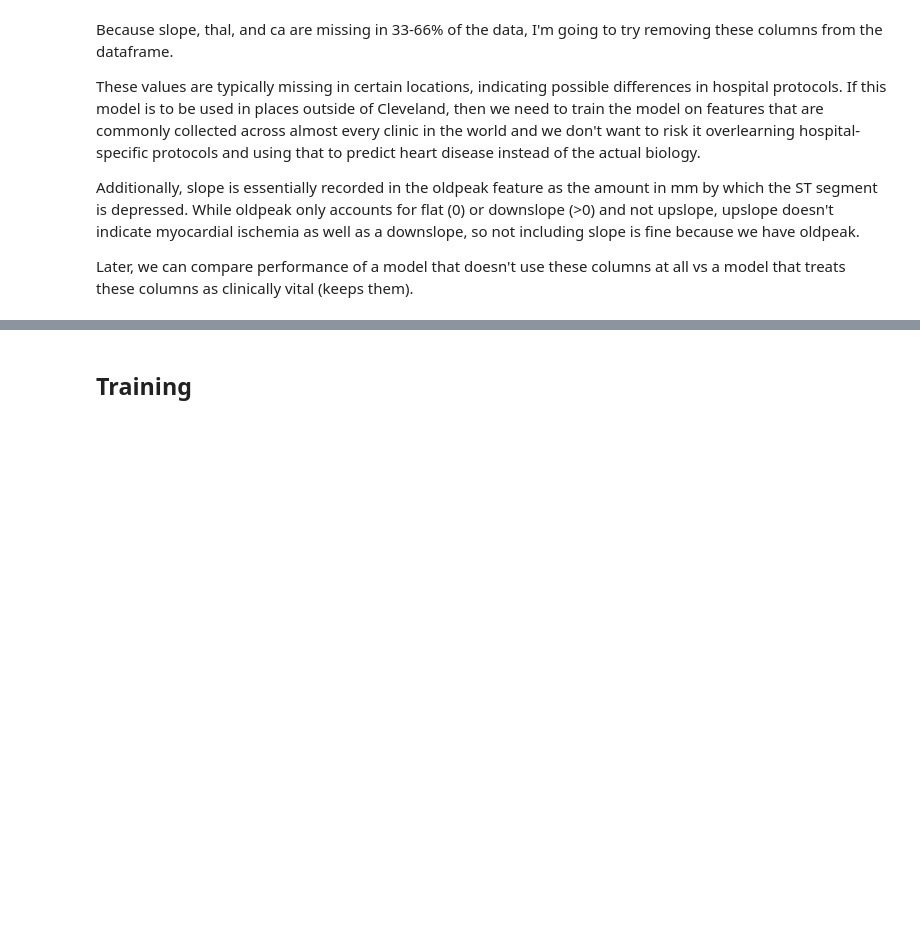
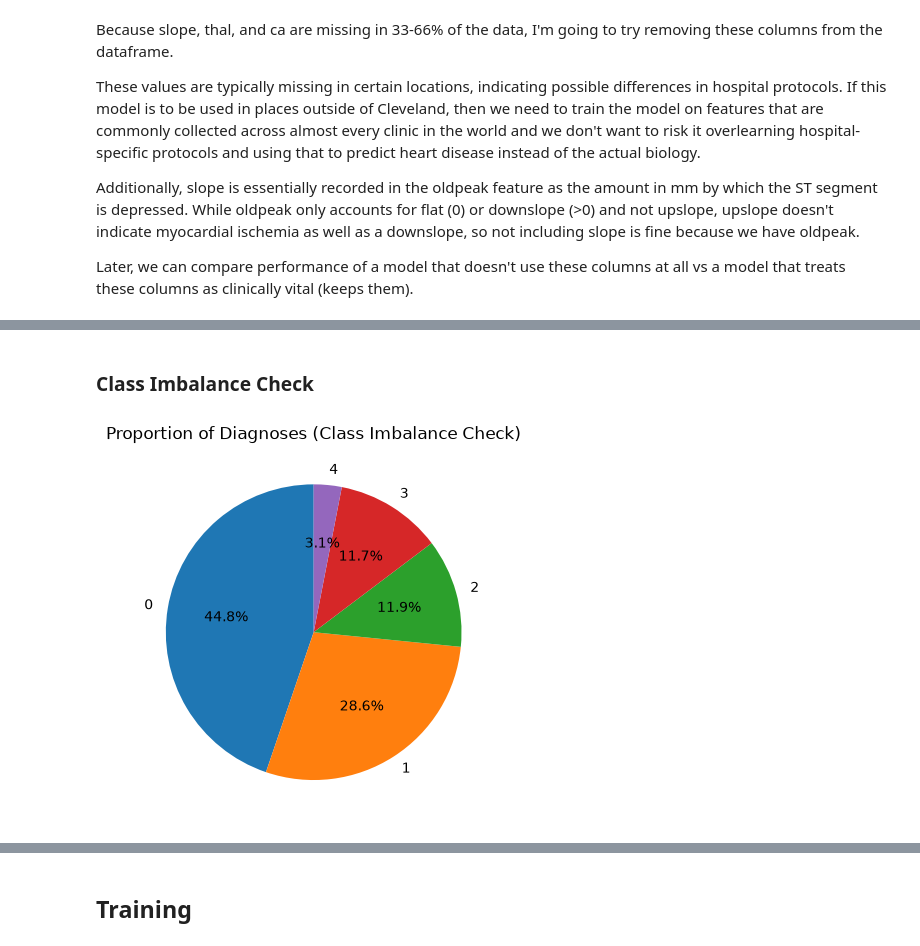
Before and after one commit to ThereseColeongco/hd-classifier, a Jupyter notebook: classifier.ipynb, the cells around one changed output, grey strips where cells are left out. Saved outputs shown, nothing was run; the diff lists cells and outputs as text; code cells hidden in the pictures; blank space fills up the shorter version.

Commit message:
check class imbalance

```diff
--- a/classifier.ipynb
+++ b/classifier.ipynb
@@ -358,0 +375,9 @@ df_no_sct  # has no slope, ca, thal
+# %% [markdown]
+### Class Imbalance Check
+# %%
+diagnosis_counts = df['num'].value_counts()
+plt.pie(diagnosis_counts, autopct='%1.1f%%', startangle=90, labels=diagnosis_counts.index)
+plt.title('Proportion of Diagnoses (Class Imbalance Check)')
+plt.show()
+# %% [output]
+[figure, added]
```
Also changed, not shown: parts of 3 cells of this notebook.
